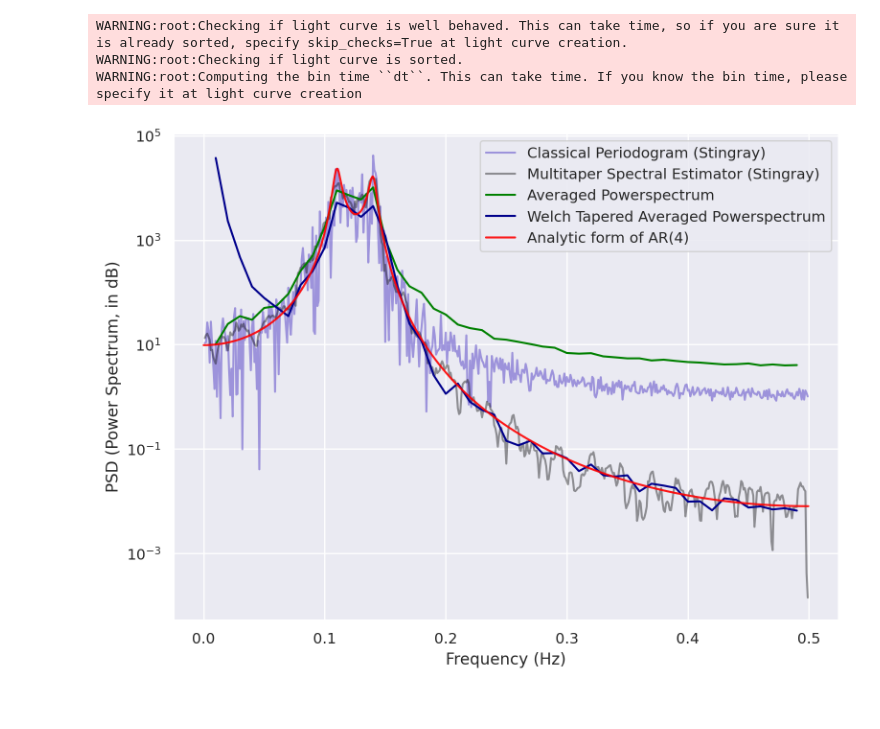
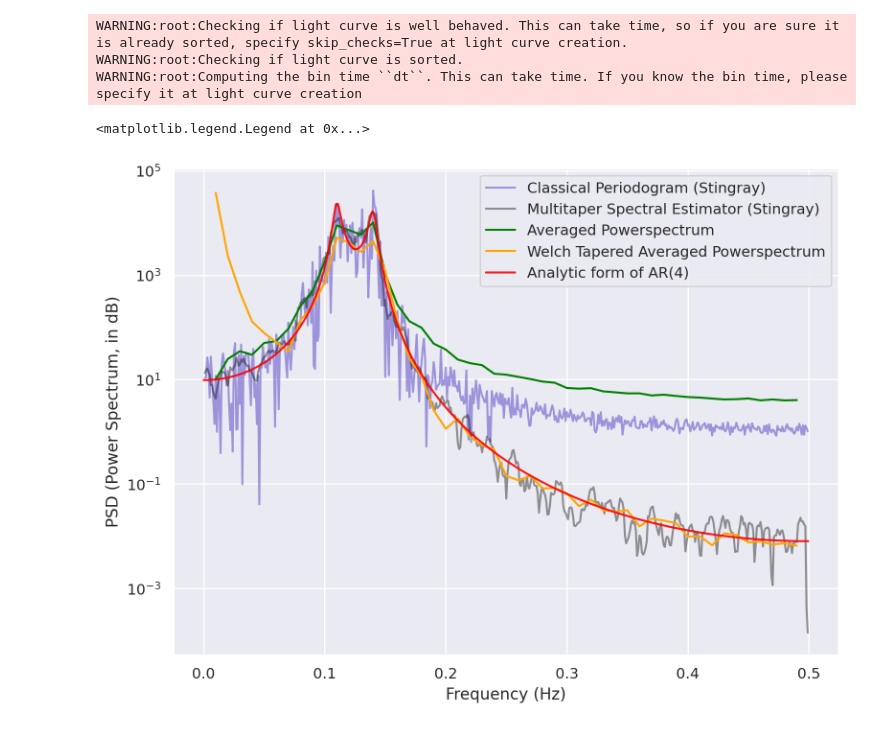
Before and after one commit to dhruv9vats/misc, a Jupyter notebook: AveragedPowerspectrum.ipynb, the cells around one changed output. Drawn from its saved outputs; the diff is of its cells as text; code cells hidden in the pictures.

```diff
--- a/AveragedPowerspectrum.ipynb
+++ b/AveragedPowerspectrum.ipynb
@@ -64,27 +64,29 @@ WARNING:root:Computing the bin time ``dt``. This can take time. If you know the
 # %%
 Fs = 1
 # Normalizing as per nitime gives a better fit
 custom_norm_ps = ps.unnorm_power / (Fs * data.shape[-1])
 # Than using Stingray's 'abs' norm
 custom_norm_mtp = mtp.unnorm_power / (Fs * data.shape[-1])
 custom_norm_aps = aps.unnorm_power / (Fs * 2 * len(aps.unnorm_power))
 custom_norm_tapered_aps = tapered_aps.unnorm_power / (Fs * 2 * len(tapered_aps.unnorm_power))
 
 fig = plt.figure(dpi=200, figsize=[6.4*1.4, 4.8*1.4])
 plt.plot(ps.freq, custom_norm_ps, label='Classical Periodogram (Stingray)',
          color='slateblue', alpha=0.6)
 plt.plot(mtp.freq, custom_norm_mtp, label='Multitaper Spectral Estimator (Stingray)',
          color='black', alpha=0.4)
 plt.plot(aps.freq, custom_norm_aps, label='Averaged Powerspectrum',
          color='green')
 plt.plot(tapered_aps.freq, custom_norm_tapered_aps, label='Welch Tapered Averaged Powerspectrum',
-         color='darkblue')
+         color='orange')
 plt.plot(freq, psd, label='Analytic form of AR(4)', color='red', alpha=0.9)
 plt.xlabel('Frequency (Hz)')
 plt.ylabel('PSD (Power Spectrum, in dB)')
 plt.yscale('log')
+plt.grid(True, which="both")
 plt.legend()
 
 # plt.savefig("/home/dhruv/repos/misc/images/averaged_welch.png")
 # %% [output]
+<matplotlib.legend.Legend at 0x...>
-[figure, old version]
+[figure, new version]
```
Also changed, not shown: parts of 1 cell of this notebook, 1 other file.
